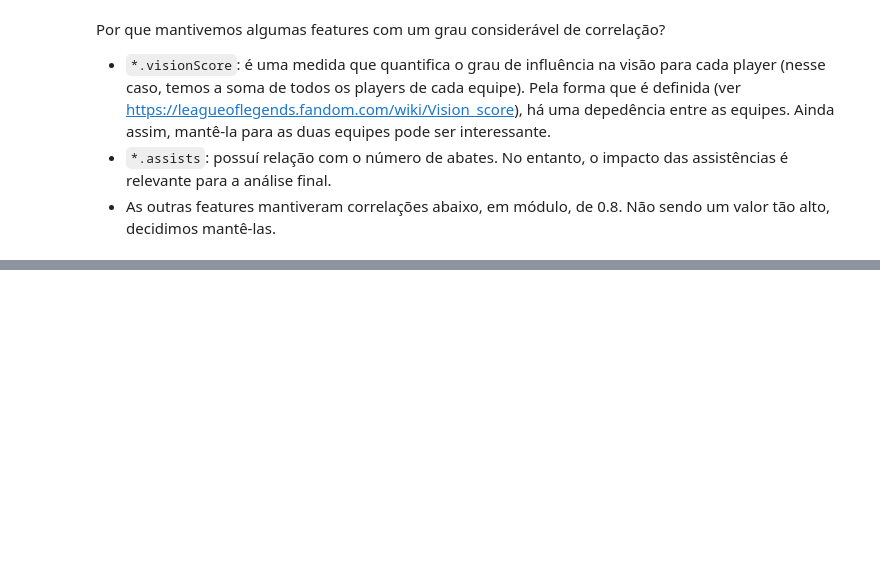
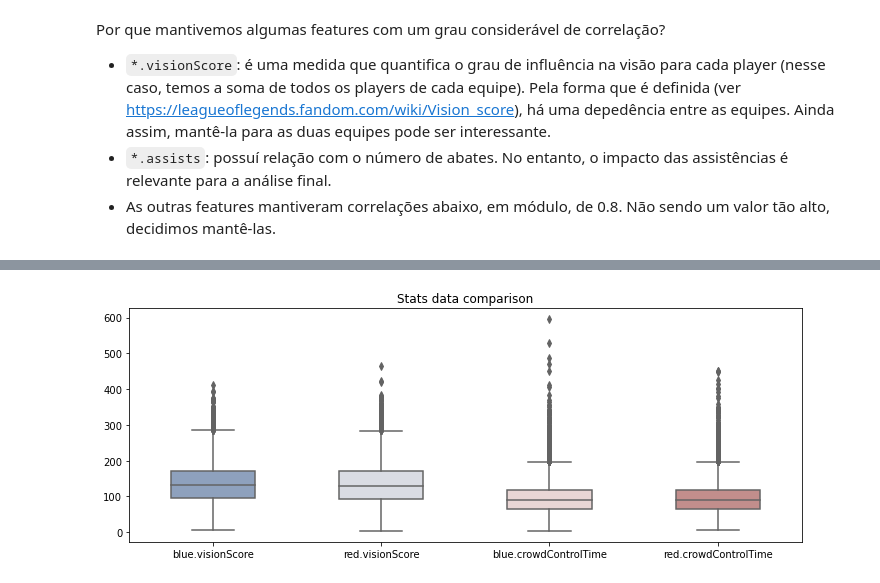
Before and after one commit to fredgrub/ProjetoML, a Jupyter notebook: src/initial-analysis.ipynb, the cells around one changed output, grey strips where cells are left out. Cells and saved outputs as stored; diff of their text form; code cells hidden in the pictures; blank space fills up the shorter version.

```diff
--- a/src/initial-analysis.ipynb
+++ b/src/initial-analysis.ipynb
@@ -120,0 +197,4 @@ Por que mantivemos algumas features com um grau considerável de correlação?
+# %%
+dist_vis(df_reduced, stats_col, stats_title)
+# %% [output]
+[figure, added]
```
Also changed, not shown: parts of 20 cells of this notebook.
